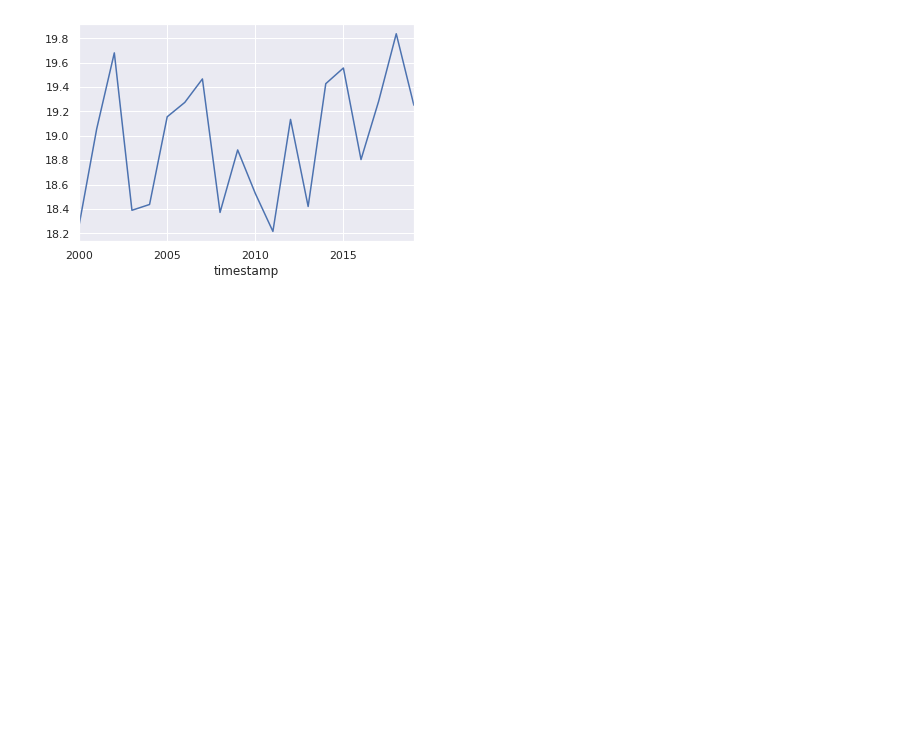
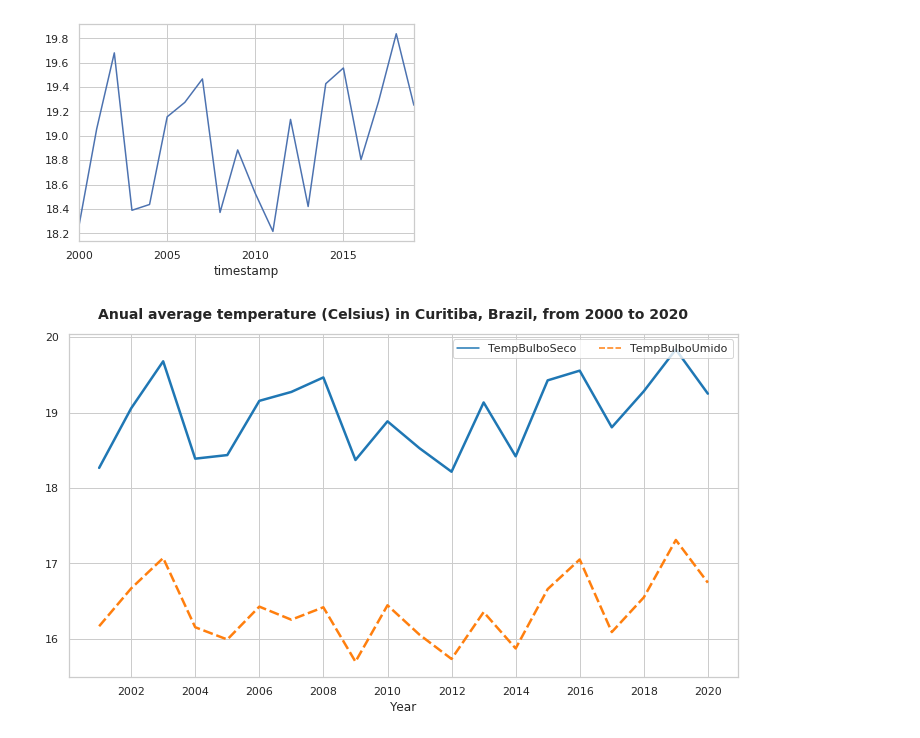
Before and after one commit to tbnsilveira/WeatherCWB, a Jupyter notebook: weatherCWB.ipynb, the cells around one changed output. Saved outputs shown, nothing was run; the diff lists cells and outputs as text; code cells hidden in the pictures; blank space fills up the shorter version.

Commit message:
feat: anual average temperature (2000-2020)

```diff
--- a/weatherCWB.ipynb
+++ b/weatherCWB.ipynb
@@ -28,6 +28,10 @@ import numpy as np
 import seaborn as sns
 import matplotlib.pyplot as plt
 %matplotlib inline
+# %%
+## Setting the seaborn plot style
+#sns.set()
+sns.set(style="whitegrid")
 # %% [markdown]
 <a id='sec1.2'></a>
 ### 1.2. Loading data
@@ -207,8 +211,6 @@ data['2018-01-04':'2018-01-06']
 dataAvg = data.resample('D').mean()
 dataMax = data.resample('D').max()
 dataMin = data.resample('D').min()
-# %%
-sns.set()
 # %%
 dataAvg['TempBulboSeco'].hist()
 # %% [output]
@@ -260,11 +262,12 @@ yearAvg['TempBulboSeco'].plot()
 # %%
 fig2, ax = plt.subplots(figsize=[12,6])  #Defines the graph window size
 fig2.subplots_adjust(top=0.92)
-plt.suptitle('Average temperature in Curitiba, Brazil, from 2000 to 2020', fontsize=14, fontweight='bold')
+plt.suptitle('Anual average temperature (Celsius) in Curitiba, Brazil, from 2000 to 2020', fontsize=14, fontweight='bold')
 
-sns.distplot(dataAvg['TempBulboSeco'], label='Dry-bulb Temperature', ax=ax)
-sns.distplot(dataAvg['TempBulboUmido'], label='Wet-bulb Temperature', ax=ax)
+sns.lineplot(data=yearAvg[['TempBulboSeco', 'TempBulboUmido']], palette="tab10", linewidth=2.5)
 ax.legend(ncol=2, loc="upper right", frameon=True)
 
-ax.set_xlabel('Temperature, in Celsius', fontsize=12)
+ax.set_xlabel('Year', fontsize=12)
 plt.show()
+# %% [output]
+[figure, added]
```
